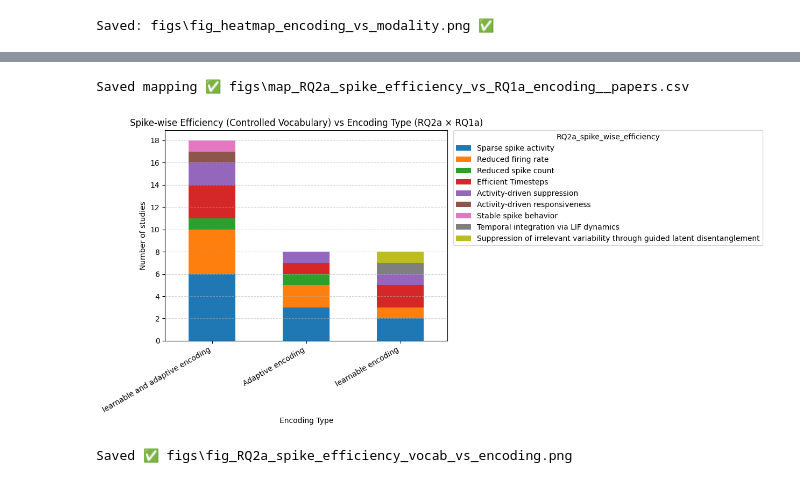
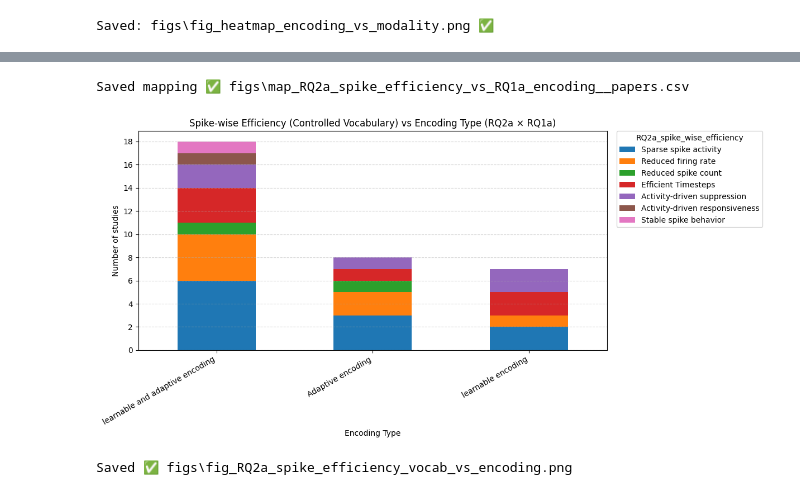
Before and after one commit to ZohoorAlmalkiUQU/SLR_Analysis_of_Results, a Jupyter notebook: SLR_DataExtraction.ipynb, the cells around one changed output, grey strips where cells are left out. Drawn from its saved outputs; the diff is of its cells as text; code cells hidden in the pictures.

```diff
--- a/SLR_DataExtraction.ipynb
+++ b/SLR_DataExtraction.ipynb
@@ -1893,8 +1893,6 @@ VOCAB_SPIKE = [
     "Activity-driven suppression",
     "Activity-driven responsiveness",
     "Stable spike behavior",
-    "Temporal integration via LIF dynamics",
-    "Suppression of irrelevant variability through guided latent disentanglement",
 ]
 
 fig_dir = "figs"
@@ -1936,10 +1934,6 @@ def normalize_spike_token(t: str) -> str:
         return "Activity-driven responsiveness"
     if low == "stable spike behavior":
         return "Stable spike behavior"
-    if low == "temporal integration via lif dynamics":
-        return "Temporal integration via LIF dynamics"
-    if low == "suppression of irrelevant variability through guided latent disentanglement":
-        return "Suppression of irrelevant variability through guided latent disentanglement"
 
     # keep anything unexpected as-is (you can audit later)
     return s
@@ -2084,5 +2078,5 @@ display(tab)
 Saved mapping ✅ figs\map_RQ2a_spike_efficiency_vs_RQ1a_encoding__papers.csv
-[figure, old version]
+[figure, new version]
 Saved ✅ figs\fig_RQ2a_spike_efficiency_vocab_vs_encoding.png
 | Spike_Eff_Token | Sparse spike activity | Reduced firing rate | Reduced spike count | Efficient Timesteps | ... |
 | Encoding |  |  |  |  | ... |
```
Also changed, not shown: parts of 3 cells of this notebook, 7 other files.
